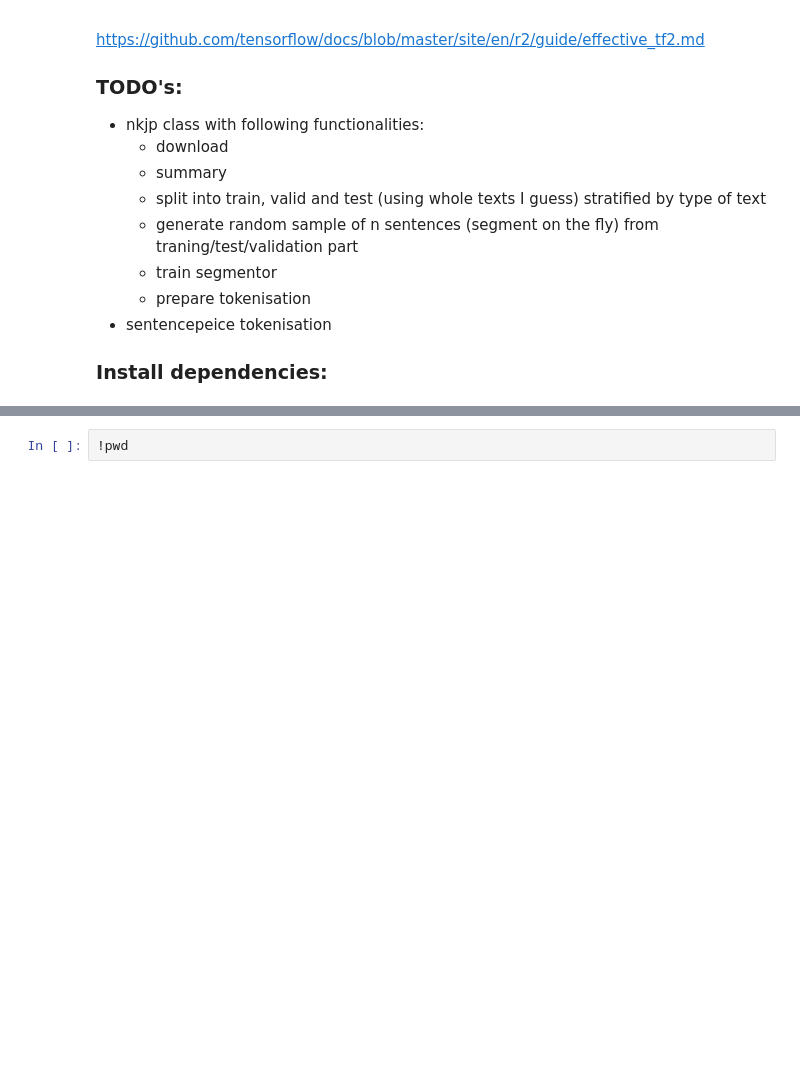
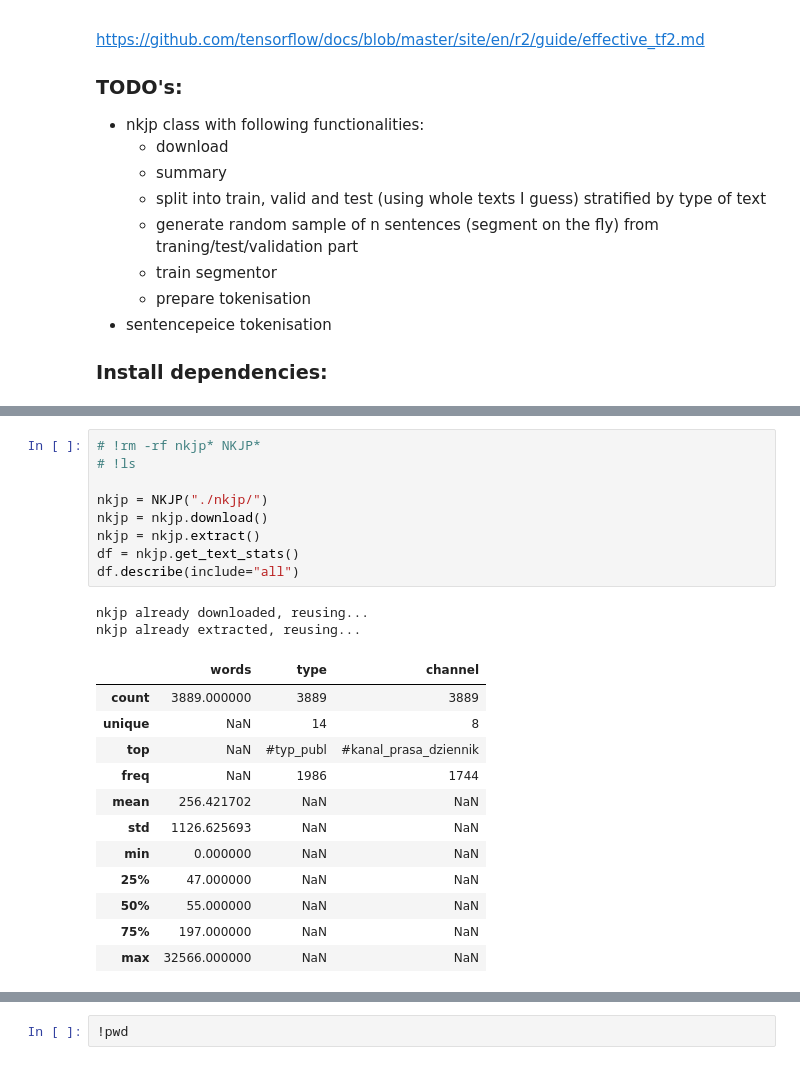
Before and after one commit to jakubglinka/google.colab, a Jupyter notebook: word2vec_nkjp.ipynb, the cells around one changed output, grey strips where cells are left out. Saved outputs shown, nothing was run; the diff lists cells and outputs as text; blank space fills up the shorter version.

Commit message:
Text statistics and segments reader

```diff
--- a/word2vec_nkjp.ipynb
+++ b/word2vec_nkjp.ipynb
@@ -113,0 +155,24 @@ m.model  m.vocab  nkjp  sample_data  text.txt
+# %%
+# !rm -rf nkjp* NKJP*
+# !ls
+
+nkjp = NKJP("./nkjp/")
+nkjp = nkjp.download()
+nkjp = nkjp.extract()
+df = nkjp.get_text_stats()
+df.describe(include="all")
+# %% [output]
+nkjp already downloaded, reusing...
+nkjp already extracted, reusing...
+|  | words | type | channel |
+| count | 3889.000000 | 3889 | 3889 |
+| unique | NaN | 14 | 8 |
+| top | NaN | #typ_publ | #kanal_prasa_dziennik |
+| freq | NaN | 1986 | 1744 |
+| mean | 256.421702 | NaN | NaN |
+| std | 1126.625693 | NaN | NaN |
+| min | 0.000000 | NaN | NaN |
+| 25% | 47.000000 | NaN | NaN |
+| 50% | 55.000000 | NaN | NaN |
+| 75% | 197.000000 | NaN | NaN |
+| max | 32566.000000 | NaN | NaN |
```
Also changed, not shown: parts of 22 cells of this notebook.
